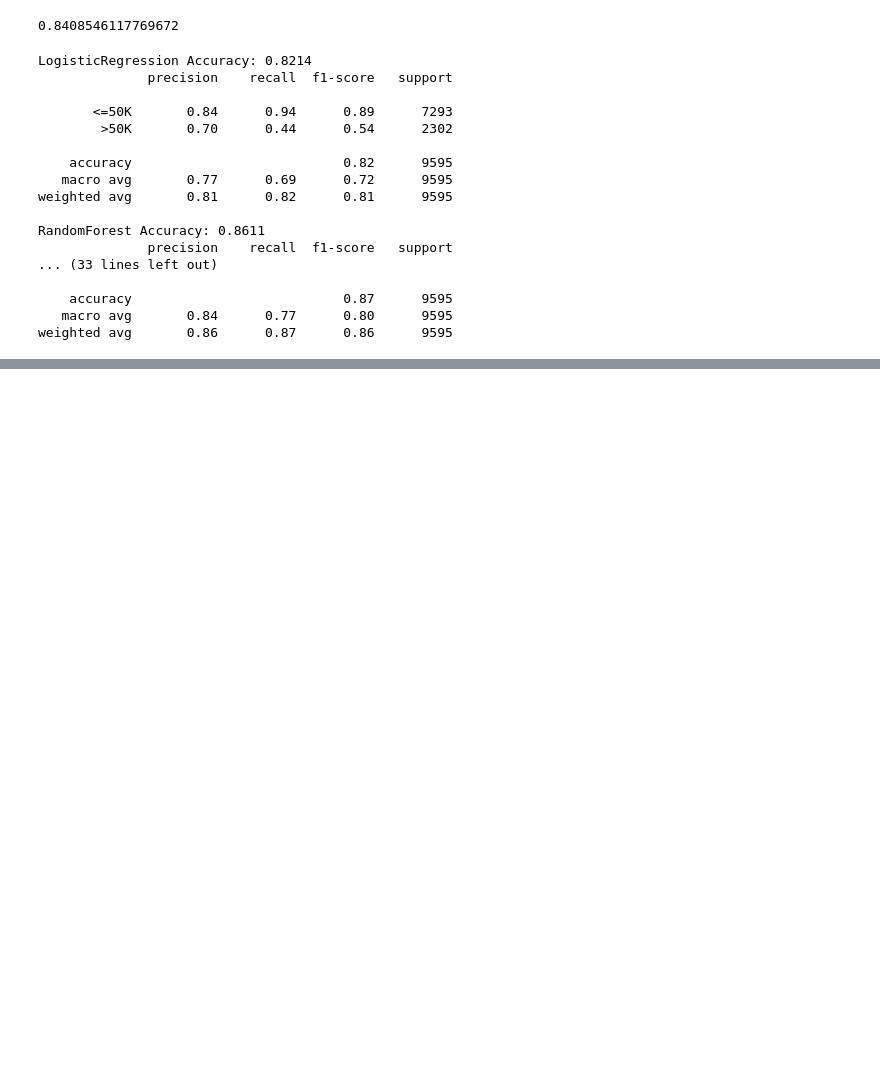
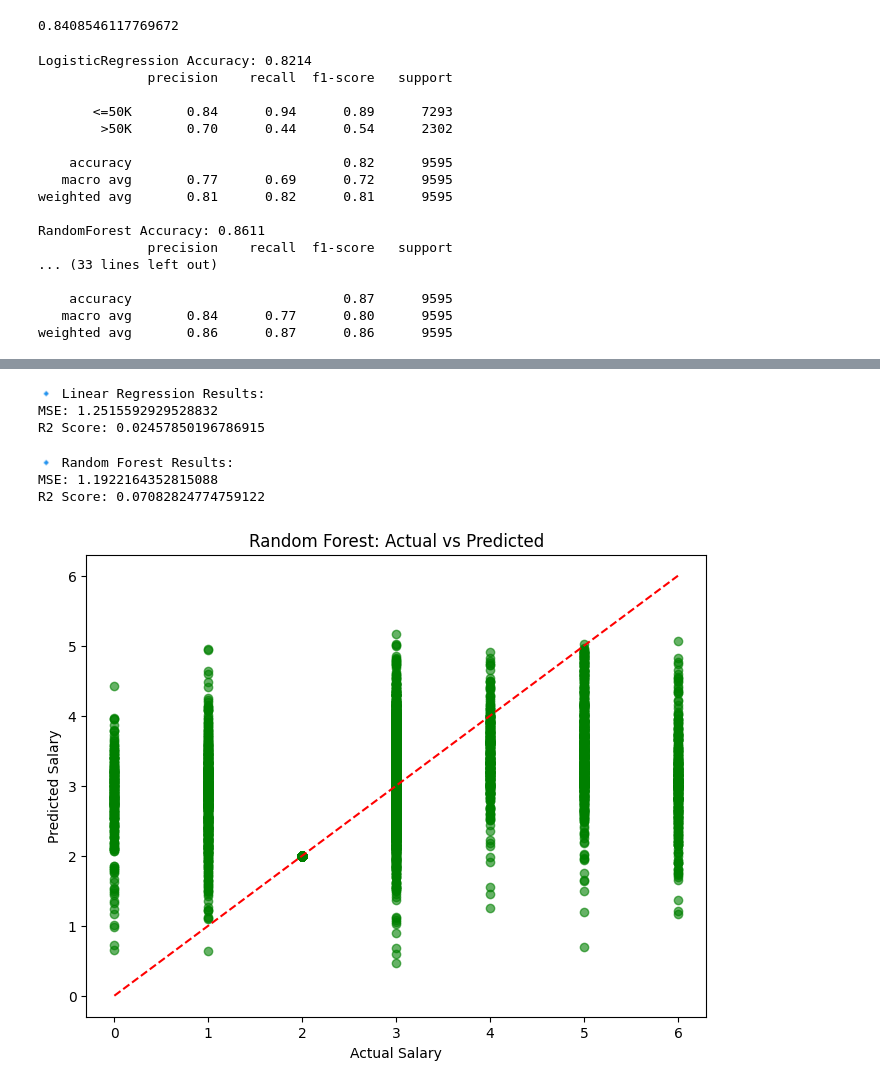
Before and after one commit to Varsha241224/EmployeeSalaryPrediction, a Jupyter notebook: Employeesalary.ipynb, the cells around one changed output, grey strips where cells are left out. Cells and saved outputs as stored; diff of their text form; code cells hidden in the pictures; blank space fills up the shorter version.

```diff
--- a/Employeesalary.ipynb
+++ b/Employeesalary.ipynb
@@ -517,0 +500,49 @@ NameError: name 'X' is not defined
+# %%
+target_col = 'workclass' # Corrected column name
+
+X = data.drop(target_col, axis=1)
+y = data[target_col]
+
+# Train-test split
+X_train, X_test, y_train, y_test = train_test_split(X, y, test_size=0.2, random_state=42)
+
+# Scale the features
+scaler = StandardScaler()
+X_train_scaled = scaler.fit_transform(X_train)
+X_test_scaled = scaler.transform(X_test)
+# %%
+from sklearn.metrics import mean_squared_error, r2_score
+lr = LinearRegression()
+lr.fit(X_train_scaled, y_train)
+y_pred_lr = lr.predict(X_test_scaled)
+
+print("🔹 Linear Regression Results:")
+print("MSE:", mean_squared_error(y_test, y_pred_lr))
+print("R2 Score:", r2_score(y_test, y_pred_lr))
+# %% [output]
+🔹 Linear Regression Results:
+MSE: 1.2515592929528832
+R2 Score: 0.02457850196786915
+# %%
+from sklearn.ensemble import RandomForestRegressor
+rf = RandomForestRegressor(n_estimators=100, random_state=42)
+rf.fit(X_train, y_train)
+y_pred_rf = rf.predict(X_test)
+
+print("\n🔹 Random Forest Results:")
+print("MSE:", mean_squared_error(y_test, y_pred_rf))
+print("R2 Score:", r2_score(y_test, y_pred_rf))
+# %% [output]
+🔹 Random Forest Results:
+MSE: 1.1922164352815088
+R2 Score: 0.07082824774759122
+# %%
+plt.figure(figsize=(8,6))
+plt.scatter(y_test, y_pred_rf, alpha=0.6, color='green')
+plt.plot([y.min(), y.max()], [y.min(), y.max()], 'r--')
+plt.xlabel("Actual Salary")
+plt.ylabel("Predicted Salary")
+plt.title("Random Forest: Actual vs Predicted")
+plt.show()
+# %% [output]
+[figure, added]
```
Also changed, not shown: parts of 12 cells of this notebook.
